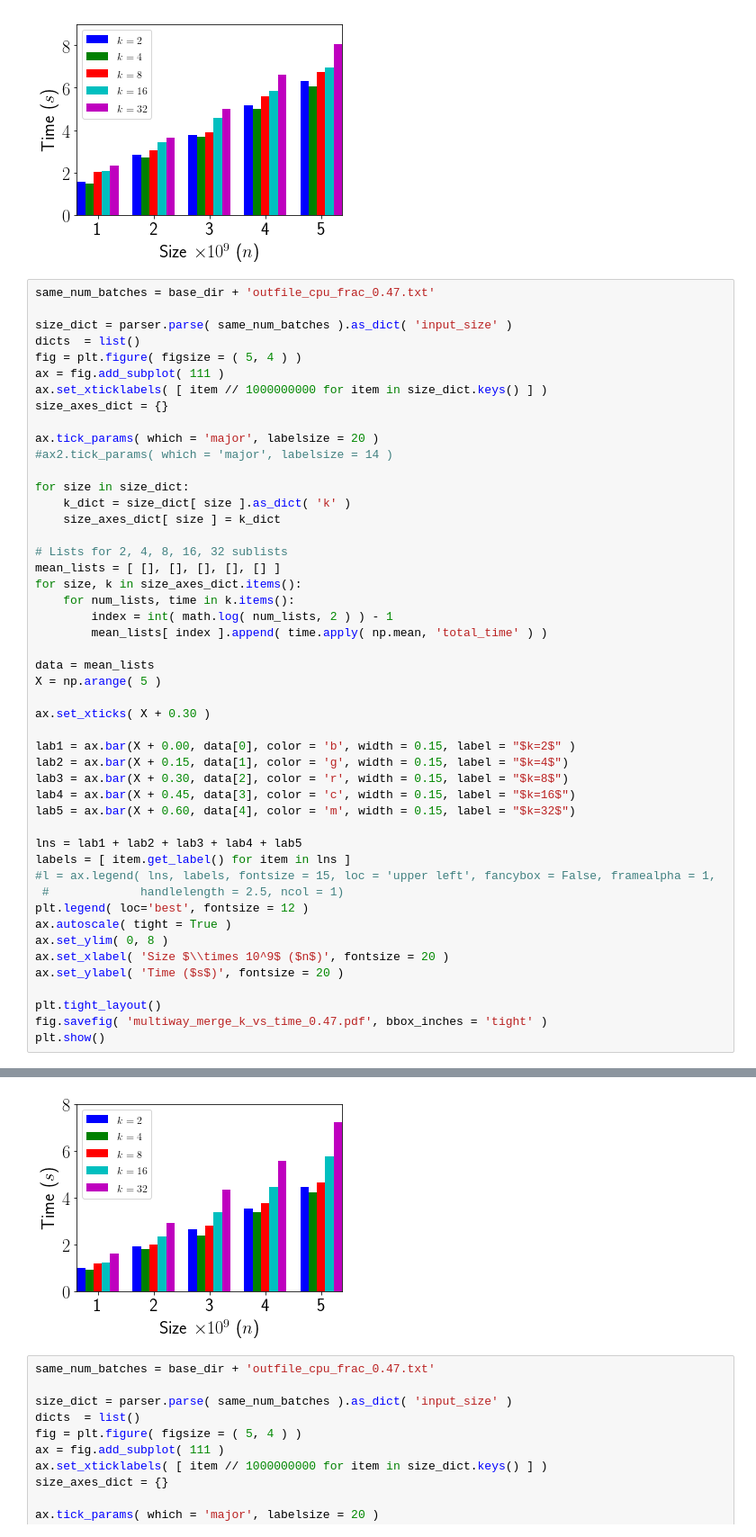
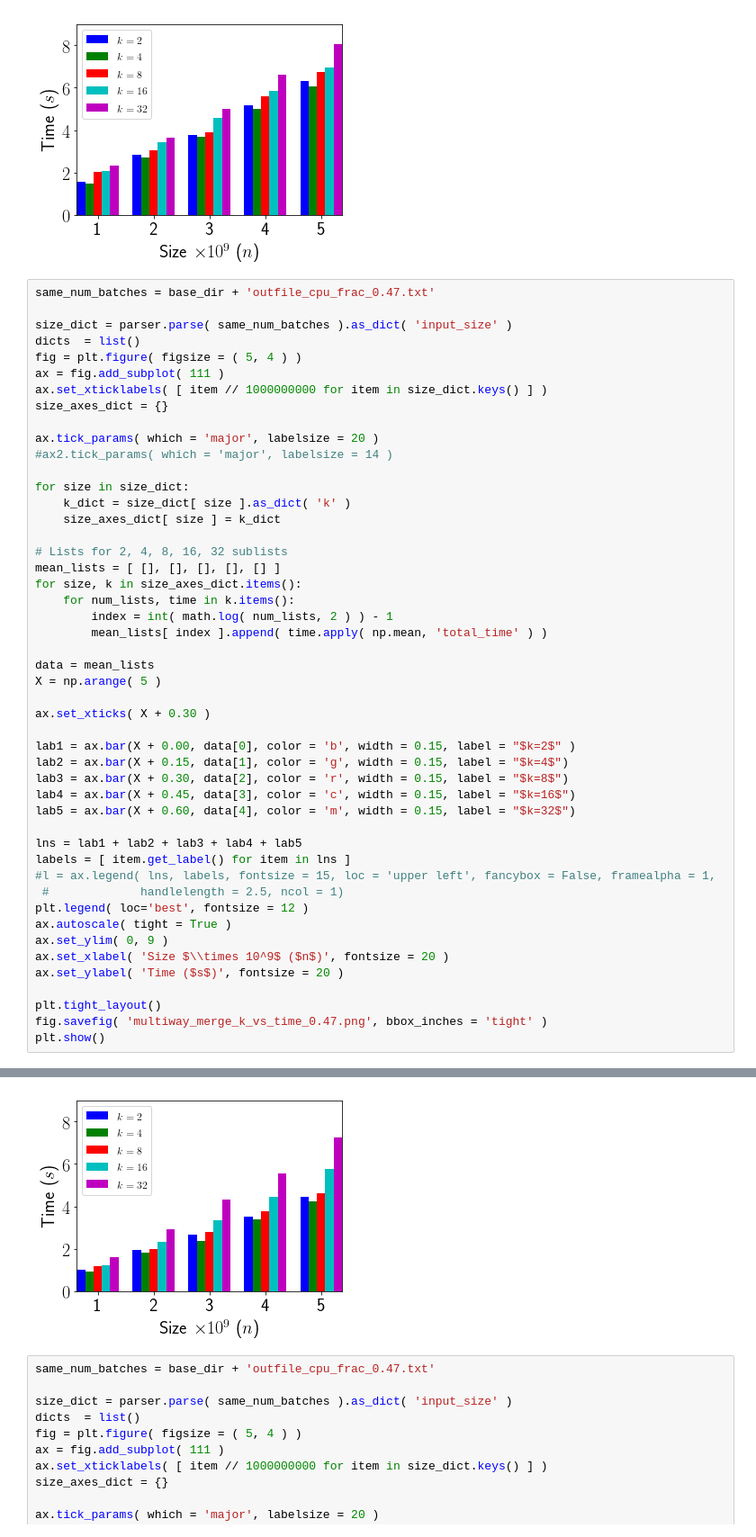
Before and after one commit to ZwFink/CS-485, a Jupyter notebook: Scripts/AtA/multiway_merge/plots/parse_varying_k.ipynb, the cells around one changed output, grey strips where cells are left out. Shown at 90% size. Saved outputs shown, nothing was run; the diff lists cells and outputs as text.

Commit message:
changed ylim

```diff
--- a/Scripts/AtA/multiway_merge/plots/parse_varying_k.ipynb
+++ b/Scripts/AtA/multiway_merge/plots/parse_varying_k.ipynb
@@ -85,36 +82,36 @@ mean_lists = [ [], [], [], [], [] ]
 for size, k in size_axes_dict.items():
     for num_lists, time in k.items():
         index = int( math.log( num_lists, 2 ) ) - 1
         mean_lists[ index ].append( time.apply( np.mean, 'total_time' ) )
 
 data = mean_lists
 X = np.arange( 5 )
 
 ax.set_xticks( X + 0.30 )
 
 lab1 = ax.bar(X + 0.00, data[0], color = 'b', width = 0.15, label = "$k=2$" )
 lab2 = ax.bar(X + 0.15, data[1], color = 'g', width = 0.15, label = "$k=4$")
 lab3 = ax.bar(X + 0.30, data[2], color = 'r', width = 0.15, label = "$k=8$")
 lab4 = ax.bar(X + 0.45, data[3], color = 'c', width = 0.15, label = "$k=16$")
 lab5 = ax.bar(X + 0.60, data[4], color = 'm', width = 0.15, label = "$k=32$")
 
 lns = lab1 + lab2 + lab3 + lab4 + lab5
 labels = [ item.get_label() for item in lns ]
 #l = ax.legend( lns, labels, fontsize = 15, loc = 'upper left', fancybox = False, framealpha = 1,
  #             handlelength = 2.5, ncol = 1)
 plt.legend( loc='best', fontsize = 12 )
 ax.autoscale( tight = True )
-ax.set_ylim( 0, 8 )
+ax.set_ylim( 0, 9 )
 ax.set_xlabel( 'Size $\\times 10^9$ ($n$)', fontsize = 20 )
 ax.set_ylabel( 'Time ($s$)', fontsize = 20 )
 
 plt.tight_layout()
-fig.savefig( 'multiway_merge_k_vs_time_0.47.pdf', bbox_inches = 'tight' )
+fig.savefig( 'multiway_merge_k_vs_time_0.47.png', bbox_inches = 'tight' )
 plt.show()
 # %% [output]
 {'seed': 42, 'input_size': 3000000000, 'batch_size': 937500, 'k': 16, 'total_size': 22888.183594, 'num_batches': 200, 'num_cpu_batches': 94, 'num_gpu_batches': 106, 'total_time': None, 'time_cpu_only' ...
 {'seed': 42, 'input_size': 4000000000, 'batch_size': 1250000, 'k': 32, 'total_size': 30517.578125, 'num_batches': 100, 'num_cpu_batches': 47, 'num_gpu_batches': 53, 'total_time': None, 'time_cpu_only' ...
-[figure, old version]
+[figure, new version]
 # %%
 same_num_batches = base_dir + 'outfile_cpu_frac_0.47.txt'
 
```
Also changed, not shown: parts of 1 cell of this notebook.
